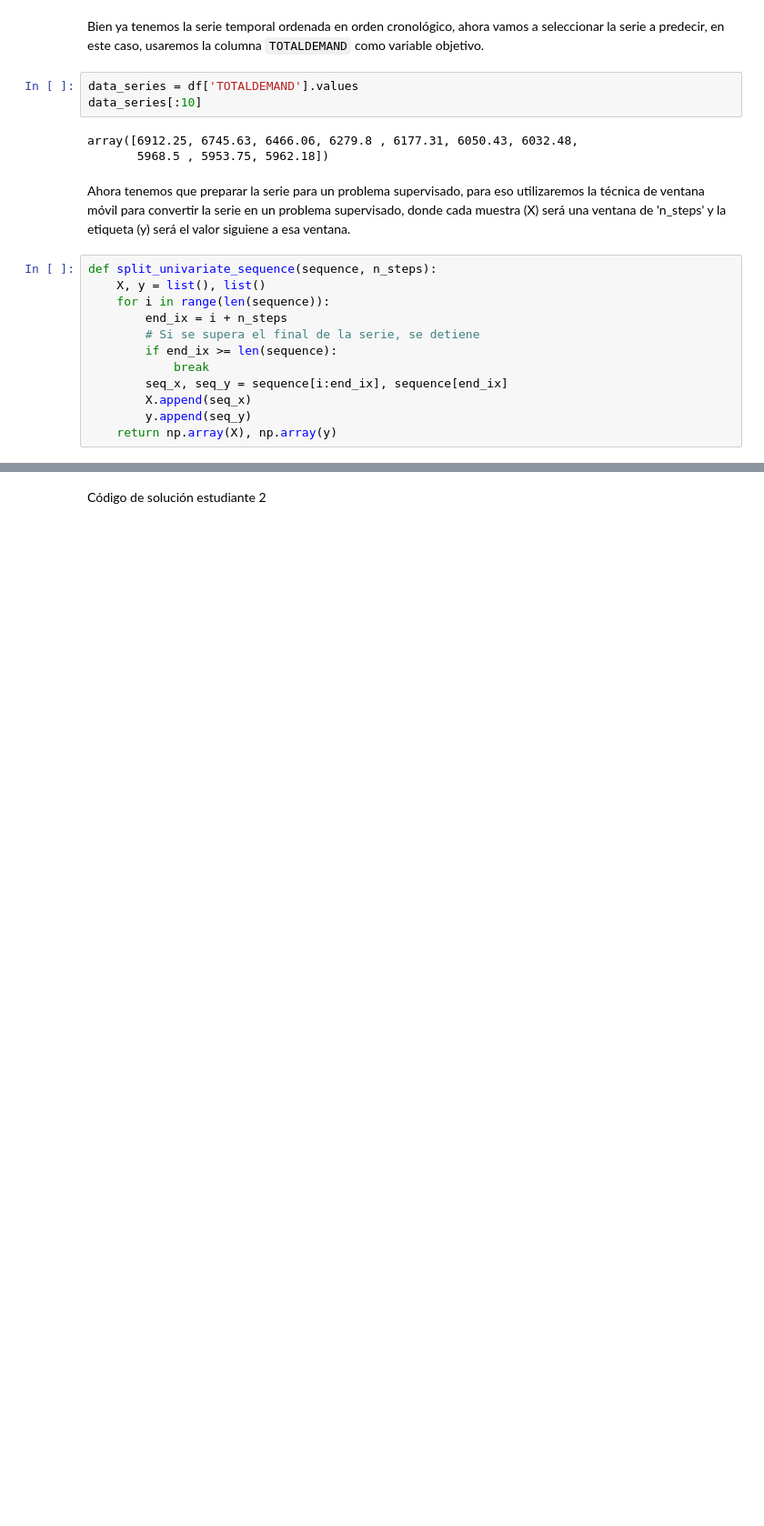
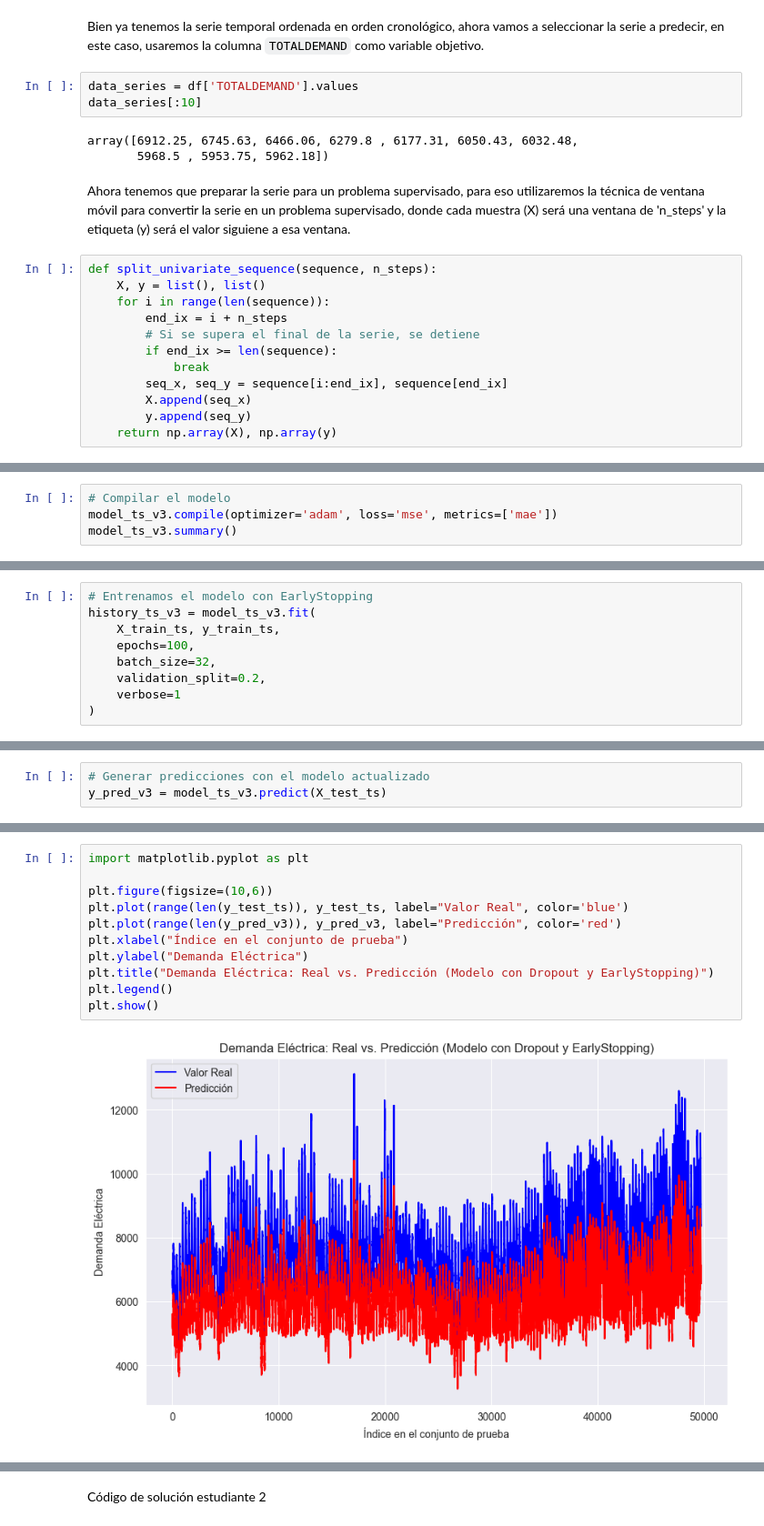
Before and after one commit to MPST-2025-I/tarea-4-ejercicio-cnn-tarea-4-3, a Jupyter notebook: Plantilla_Tareas.ipynb, the cells around one changed output, grey strips where cells are left out. Shown at 91% size. Cells and saved outputs as stored; diff of their text form; blank space fills up the shorter version.

```diff
--- a/Plantilla_Tareas.ipynb
+++ b/Plantilla_Tareas.ipynb
@@ -650,0 +903,4 @@ def split_univariate_sequence(sequence, n_steps):
+# %%
+# Compilar el modelo
+model_ts_v3.compile(optimizer='adam', loss='mse', metrics=['mae'])
+model_ts_v3.summary()
@@ -650,0 +929,9 @@ def split_univariate_sequence(sequence, n_steps):
+# %%
+# Entrenamos el modelo con EarlyStopping
+history_ts_v3 = model_ts_v3.fit(
+    X_train_ts, y_train_ts,
+    epochs=100,
+    batch_size=32,
+    validation_split=0.2,
+    verbose=1
+)
@@ -650,0 +967,3 @@ def split_univariate_sequence(sequence, n_steps):
+# %%
+# Generar predicciones con el modelo actualizado
+y_pred_v3 = model_ts_v3.predict(X_test_ts)
@@ -650,0 +972,13 @@ def split_univariate_sequence(sequence, n_steps):
+# %%
+import matplotlib.pyplot as plt
+
+plt.figure(figsize=(10,6))
+plt.plot(range(len(y_test_ts)), y_test_ts, label="Valor Real", color='blue')
+plt.plot(range(len(y_pred_v3)), y_pred_v3, label="Predicción", color='red')
+plt.xlabel("Índice en el conjunto de prueba")
+plt.ylabel("Demanda Eléctrica")
+plt.title("Demanda Eléctrica: Real vs. Predicción (Modelo con Dropout y EarlyStopping)")
+plt.legend()
+plt.show()
+# %% [output]
+[figure, added]
```
Also changed, not shown: parts of 92 cells of this notebook.
